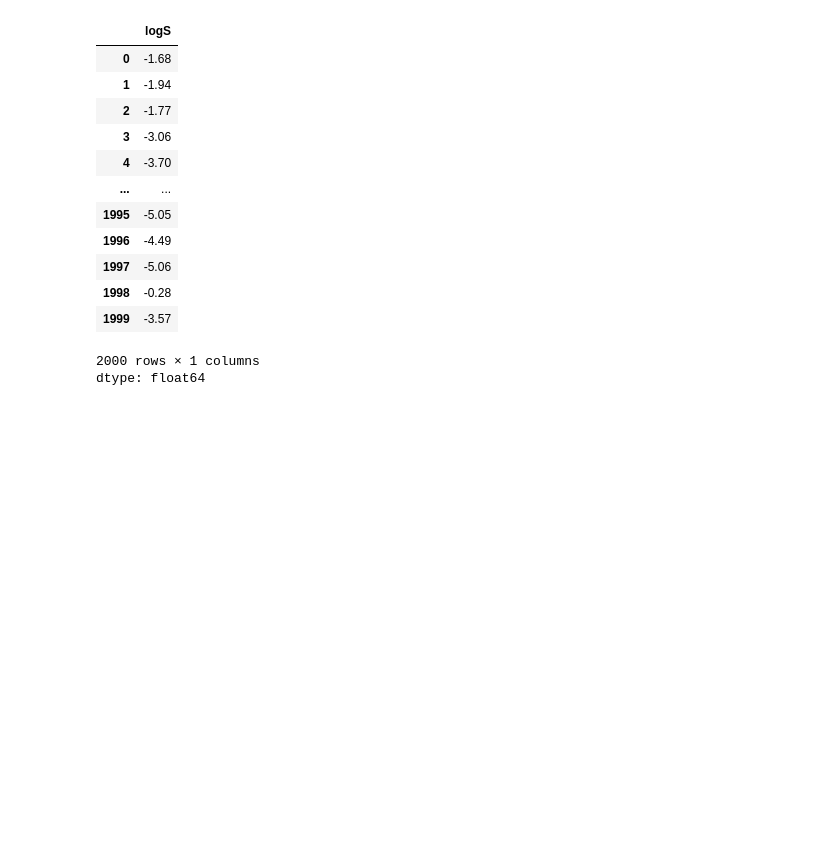
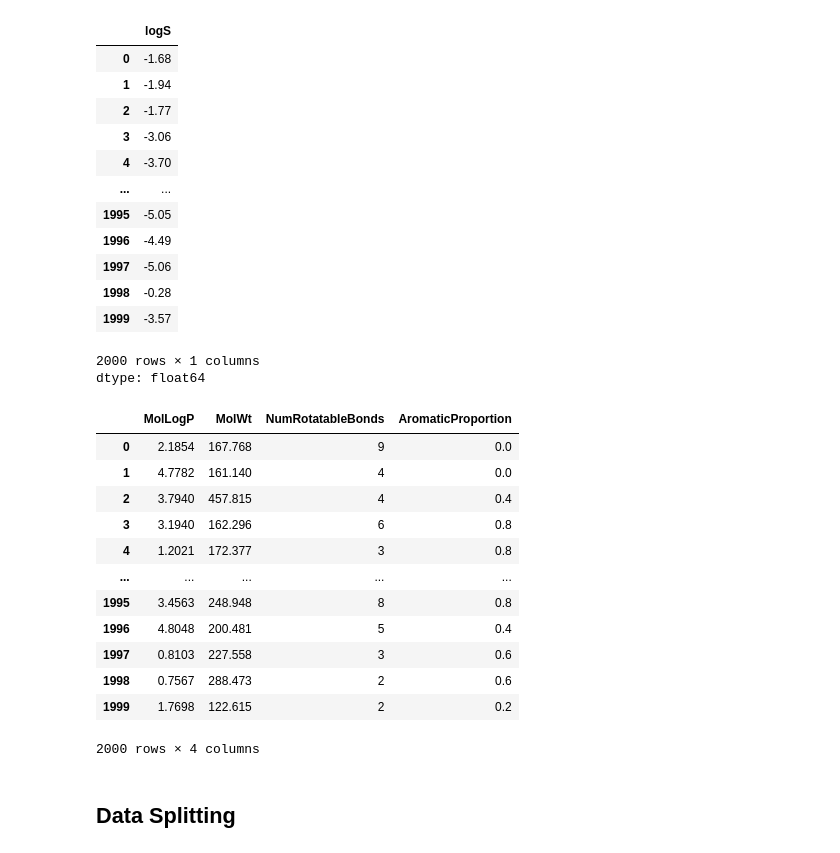
Before and after one commit to hewageuhcu/Python-Model-Training-Test, a Jupyter notebook: test.ipynb, the cells around one changed output. Cells and saved outputs as stored; diff of their text form; code cells hidden in the pictures; blank space fills up the shorter version.

```diff
--- a/test.ipynb
+++ b/test.ipynb
@@ -46,3 +46,22 @@ y
 | 1999 | -3.57 |
 2000 rows × 1 columns
 dtype: float64
+# %%
+X = df.drop('logS', axis=1)
+X
+# %% [output]
+|  | MolLogP | MolWt | NumRotatableBonds | AromaticProportion |
+| 0 | 2.1854 | 167.768 | 9 | 0.0 |
+| 1 | 4.7782 | 161.140 | 4 | 0.0 |
+| 2 | 3.7940 | 457.815 | 4 | 0.4 |
+| 3 | 3.1940 | 162.296 | 6 | 0.8 |
+| 4 | 1.2021 | 172.377 | 3 | 0.8 |
+| ... | ... | ... | ... | ... |
+| 1995 | 3.4563 | 248.948 | 8 | 0.8 |
+| 1996 | 4.8048 | 200.481 | 5 | 0.4 |
+| 1997 | 0.8103 | 227.558 | 3 | 0.6 |
+| 1998 | 0.7567 | 288.473 | 2 | 0.6 |
+| 1999 | 1.7698 | 122.615 | 2 | 0.2 |
+2000 rows × 4 columns
+# %% [markdown]
+## Data Splitting
```
Also changed, not shown: parts of 13 cells of this notebook.
